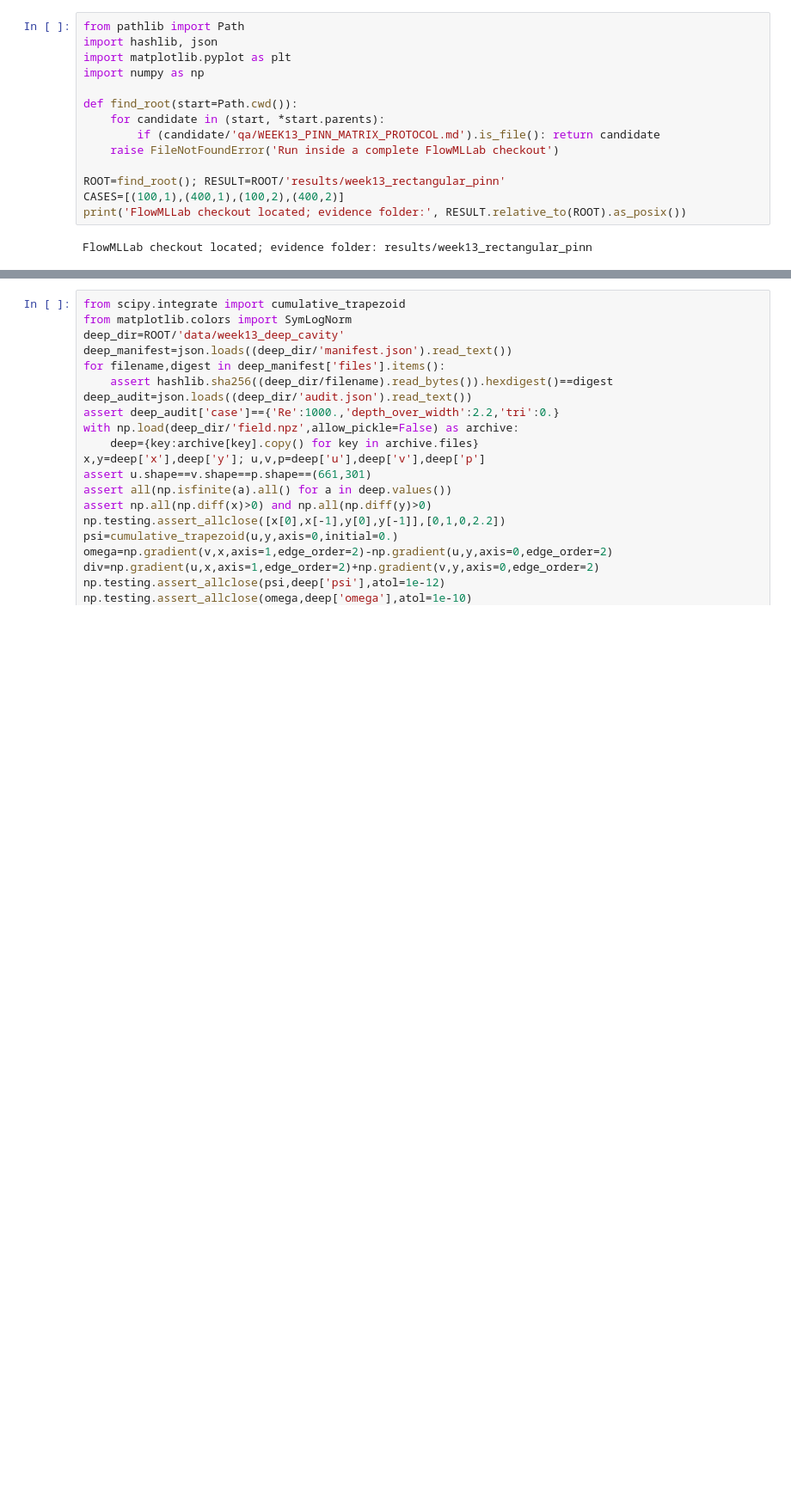
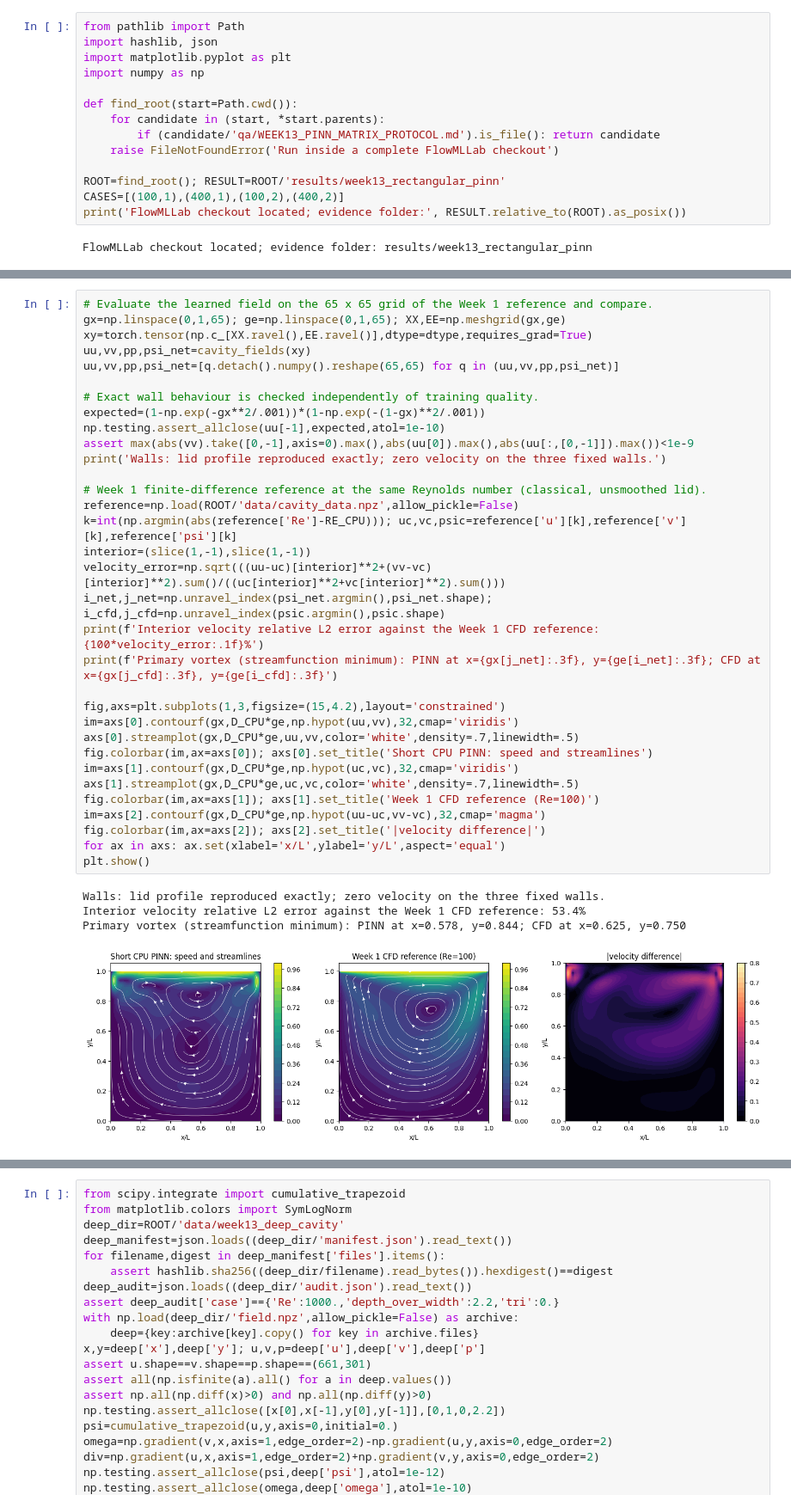
Before and after one commit to Ehsan-Roohi/FlowMLLab, a Jupyter notebook: notebooks/week13/W13_Rectangular_Cavity_PINN_Research.ipynb, the cells around one changed output, grey strips where cells are left out. Shown at 86% size. Saved outputs shown, nothing was run; the diff lists cells and outputs as text; blank space fills up the shorter version.

```diff
--- a/notebooks/week13/W13_Rectangular_Cavity_PINN_Research.ipynb
+++ b/notebooks/week13/W13_Rectangular_Cavity_PINN_Research.ipynb
@@ -61,0 +221,38 @@ interpreting finite-difference divergence as its autodifferentiated residual.
+# %%
+# Evaluate the learned field on the 65 x 65 grid of the Week 1 reference and compare.
+gx=np.linspace(0,1,65); ge=np.linspace(0,1,65); XX,EE=np.meshgrid(gx,ge)
+xy=torch.tensor(np.c_[XX.ravel(),EE.ravel()],dtype=dtype,requires_grad=True)
+uu,vv,pp,psi_net=cavity_fields(xy)
+uu,vv,pp,psi_net=[q.detach().numpy().reshape(65,65) for q in (uu,vv,pp,psi_net)]
+
+# Exact wall behaviour is checked independently of training quality.
+expected=(1-np.exp(-gx**2/.001))*(1-np.exp(-(1-gx)**2/.001))
+np.testing.assert_allclose(uu[-1],expected,atol=1e-10)
+assert max(abs(vv).take([0,-1],axis=0).max(),abs(uu[0]).max(),abs(uu[:,[0,-1]]).max())<1e-9
+print('Walls: lid profile reproduced exactly; zero velocity on the three fixed walls.')
+
+# Week 1 finite-difference reference at the same Reynolds number (classical, unsmoothed lid).
+reference=np.load(ROOT/'data/cavity_data.npz',allow_pickle=False)
+k=int(np.argmin(abs(reference['Re']-RE_CPU))); uc,vc,psic=reference['u'][k],reference['v'][k],reference['psi'][k]
+interior=(slice(1,-1),slice(1,-1))
+velocity_error=np.sqrt(((uu-uc)[interior]**2+(vv-vc)[interior]**2).sum()/((uc[interior]**2+vc[interior]**2).sum()))
+i_net,j_net=np.unravel_index(psi_net.argmin(),psi_net.shape); i_cfd,j_cfd=np.unravel_index(psic.argmin(),psic.shape)
+print(f'Interior velocity relative L2 error against the Week 1 CFD reference: {100*velocity_error:.1f}%')
+print(f'Primary vortex (streamfunction minimum): PINN at x={gx[j_net]:.3f}, y={ge[i_net]:.3f}; CFD at x={gx[j_cfd]:.3f}, y={ge[i_cfd]:.3f}')
+
+fig,axs=plt.subplots(1,3,figsize=(15,4.2),layout='constrained')
+im=axs[0].contourf(gx,D_CPU*ge,np.hypot(uu,vv),32,cmap='viridis')
+axs[0].streamplot(gx,D_CPU*ge,uu,vv,color='white',density=.7,linewidth=.5)
+fig.colorbar(im,ax=axs[0]); axs[0].set_title('Short CPU PINN: speed and streamlines')
+im=axs[1].contourf(gx,D_CPU*ge,np.hypot(uc,vc),32,cmap='viridis')
+axs[1].streamplot(gx,D_CPU*ge,uc,vc,color='white',density=.7,linewidth=.5)
+fig.colorbar(im,ax=axs[1]); axs[1].set_title('Week 1 CFD reference (Re=100)')
+im=axs[2].contourf(gx,D_CPU*ge,np.hypot(uu-uc,vv-vc),32,cmap='magma')
+fig.colorbar(im,ax=axs[2]); axs[2].set_title('|velocity difference|')
+for ax in axs: ax.set(xlabel='x/L',ylabel='y/L',aspect='equal')
+plt.show()
+# %% [output]
+Walls: lid profile reproduced exactly; zero velocity on the three fixed walls.
+Interior velocity relative L2 error against the Week 1 CFD reference: 53.4%
+Primary vortex (streamfunction minimum): PINN at x=0.578, y=0.844; CFD at x=0.625, y=0.750
+[figure, added]
```
Also changed, not shown: parts of 29 cells of this notebook, 7 other files.
